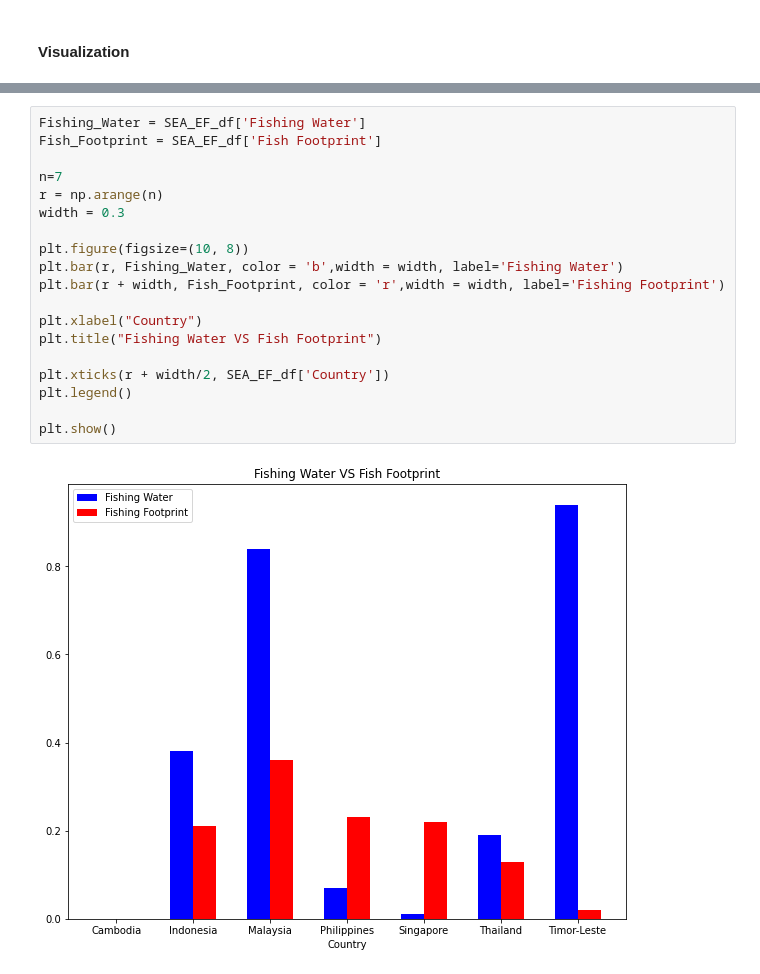
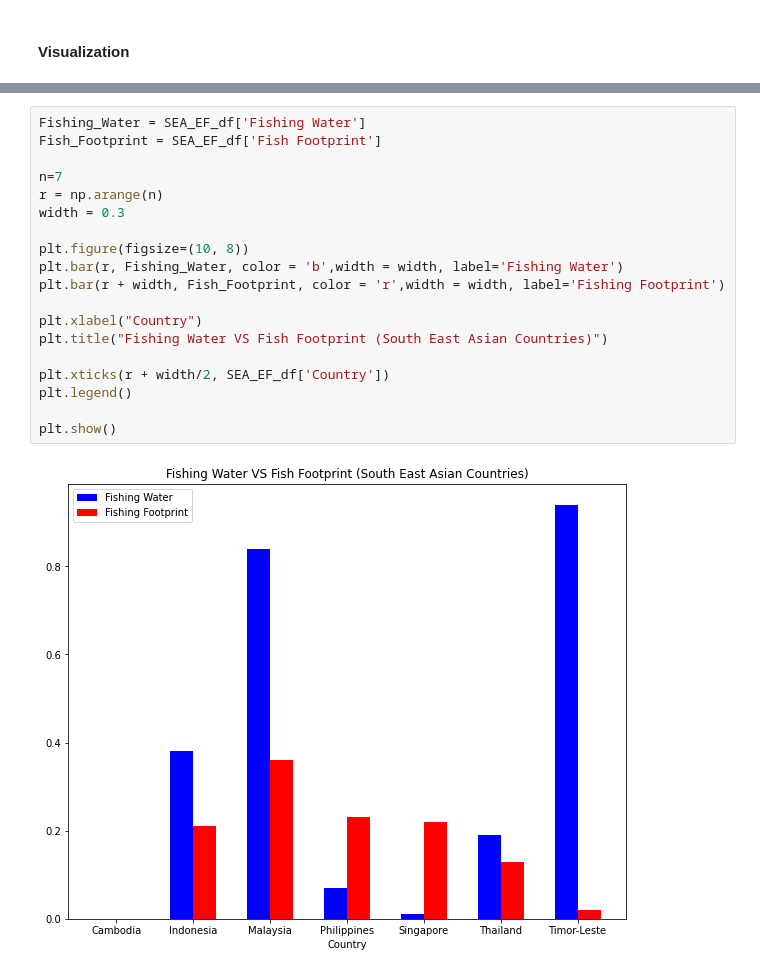
Before and after one commit to erickajanecm/Ecological-Footprint-EDA, a Jupyter notebook: EcologicalFootprint.ipynb, the cells around one changed output, grey strips where cells are left out. Drawn from its saved outputs; the diff is of its cells as text.

```diff
--- a/EcologicalFootprint.ipynb
+++ b/EcologicalFootprint.ipynb
@@ -253,24 +299,24 @@ plt.show()
 # %%
 Fishing_Water = SEA_EF_df['Fishing Water']
 Fish_Footprint = SEA_EF_df['Fish Footprint']
 
 n=7
 r = np.arange(n)
 width = 0.3
 
 plt.figure(figsize=(10, 8))
 plt.bar(r, Fishing_Water, color = 'b',width = width, label='Fishing Water')
 plt.bar(r + width, Fish_Footprint, color = 'r',width = width, label='Fishing Footprint')
 
 plt.xlabel("Country")
-plt.title("Fishing Water VS Fish Footprint")
+plt.title("Fishing Water VS Fish Footprint (South East Asian Countries)")
 
 plt.xticks(r + width/2, SEA_EF_df['Country'])
 plt.legend()
 
 plt.show()
 # %% [output]
-[figure, old version]
+[figure, new version]
 # %%
 Forest_Land = SEA_EF_df['Forest Land']
 Forest_Footprint = SEA_EF_df['Forest Footprint']
```
Also changed, not shown: parts of 14 cells of this notebook.
